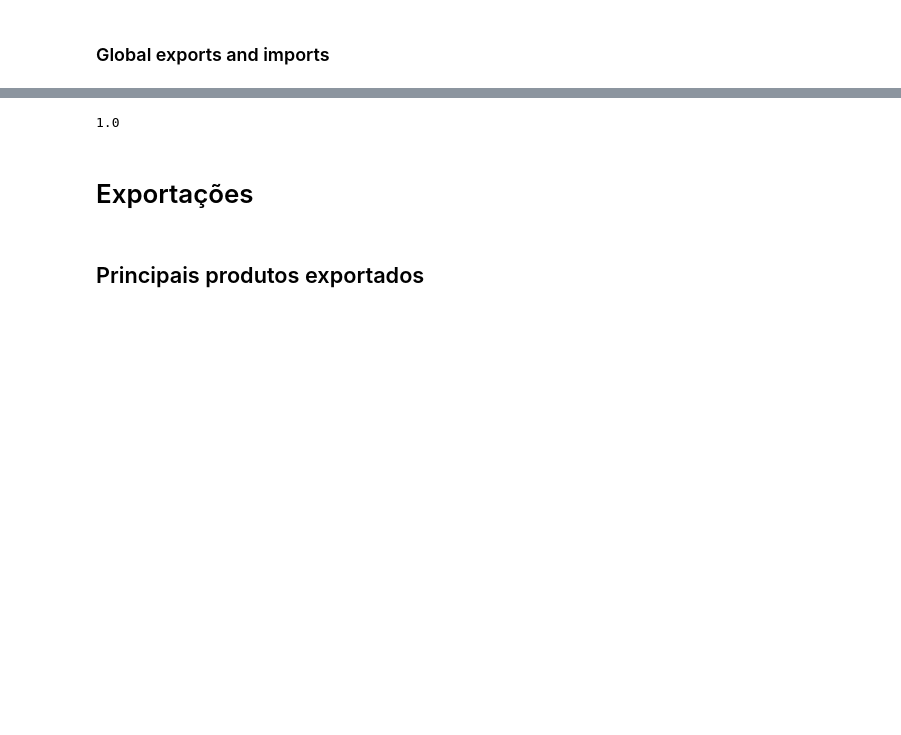
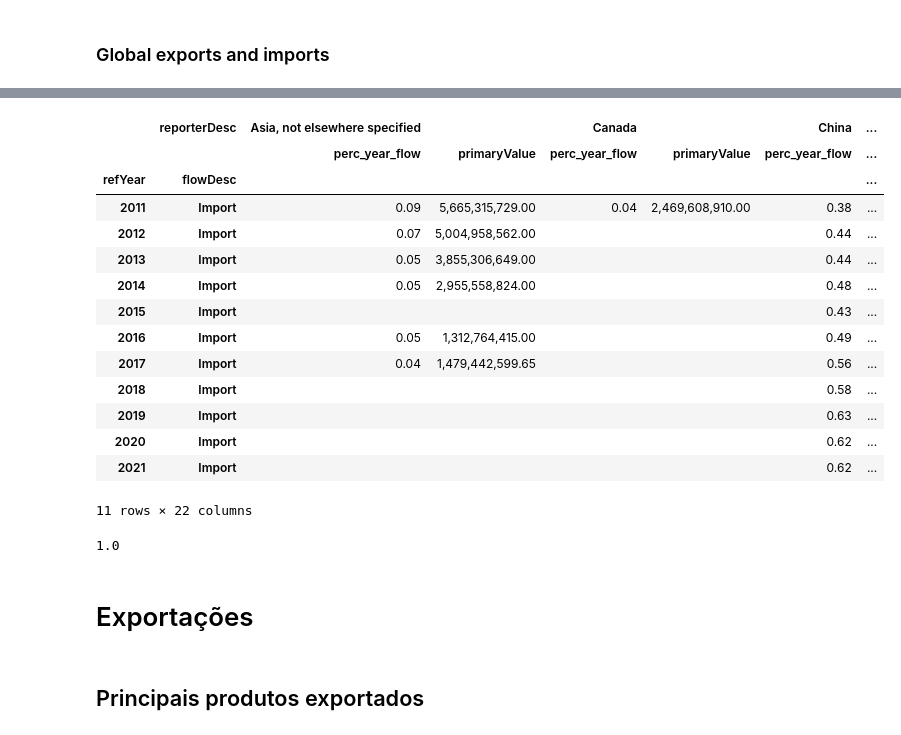
Before and after one commit to joaquimrcarvalho/cipf-comtrade, a Jupyter notebook: country_trade_profile.ipynb, the cells around one changed output, grey strips where cells are left out. Saved outputs shown, nothing was run; the diff lists cells and outputs as text; code cells hidden in the pictures; blank space fills up the shorter version.

```diff
--- a/country_trade_profile.ipynb
+++ b/country_trade_profile.ipynb
@@ -131,3 +151,22 @@ top_partners.sort_values(by=['refYear','flowDesc','primaryValue'], ascending=[Tr
+# %%
+pivoted = top_partners[top_partners.rank_reporter<=show_ony_top].pivot_table(index=['refYear','flowDesc'], columns='reporterDesc', values=['primaryValue','perc_year_flow'])
+pivoted.swaplevel(axis=1).sort_index(axis=1, level=0).fillna('')
+# %% [output]
+|  | reporterDesc | Asia, not elsewhere specified |  | Canada |  | China | ... |
+|  |  | perc_year_flow | primaryValue | perc_year_flow | primaryValue | perc_year_flow | ... |
+| refYear | flowDesc |  |  |  |  |  | ... |
+| 2011 | Import | 0.09 | 5,665,315,729.00 | 0.04 | 2,469,608,910.00 | 0.38 | ... |
+| 2012 | Import | 0.07 | 5,004,958,562.00 |  |  | 0.44 | ... |
+| 2013 | Import | 0.05 | 3,855,306,649.00 |  |  | 0.44 | ... |
+| 2014 | Import | 0.05 | 2,955,558,824.00 |  |  | 0.48 | ... |
+| 2015 | Import |  |  |  |  | 0.43 | ... |
+| 2016 | Import | 0.05 | 1,312,764,415.00 |  |  | 0.49 | ... |
+| 2017 | Import | 0.04 | 1,479,442,599.65 |  |  | 0.56 | ... |
+| 2018 | Import |  |  |  |  | 0.58 | ... |
+| 2019 | Import |  |  |  |  | 0.63 | ... |
+| 2020 | Import |  |  |  |  | 0.62 | ... |
+| 2021 | Import |  |  |  |  | 0.62 | ... |
+11 rows × 22 columns
 # %%
 top_partners['perc_year_flow'].sum()
 # %% [output]
```
Also changed, not shown: parts of 7 cells of this notebook, 1 other file.
